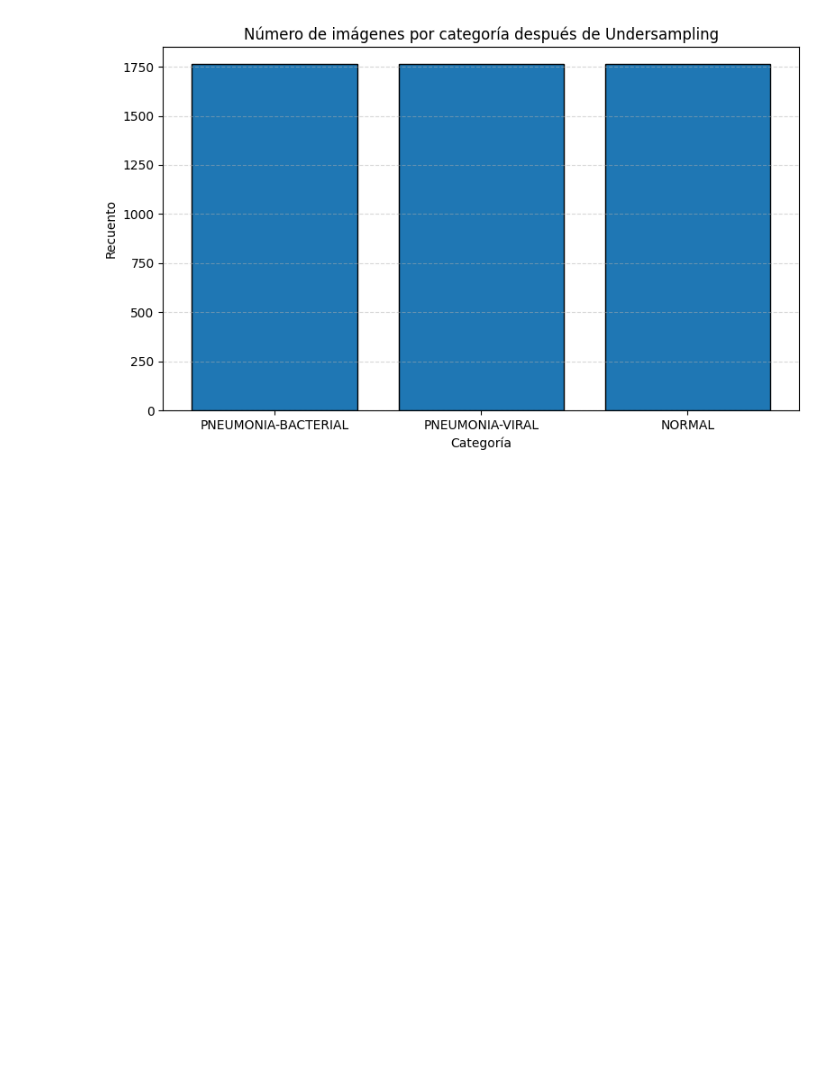
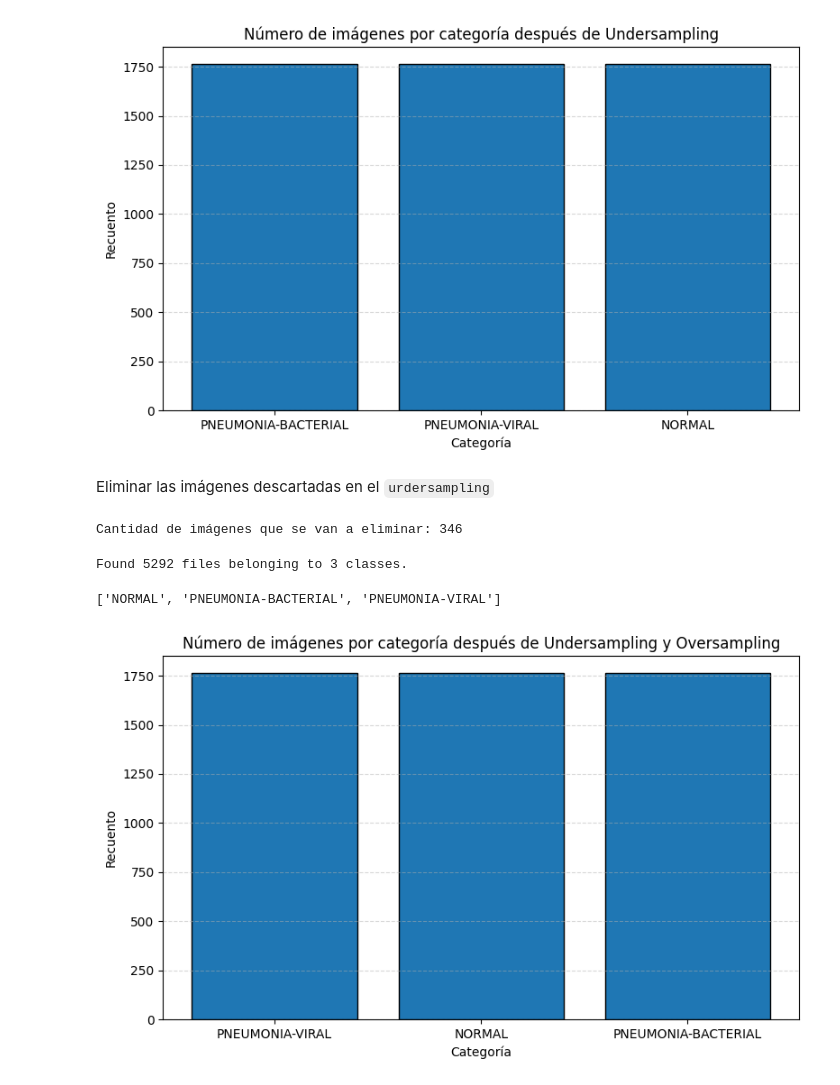
Before and after one commit to quirogaez/capstone, a Jupyter notebook: notebooks/03_EDA.ipynb, the cells around one changed output. Cells and saved outputs as stored; diff of their text form; code cells hidden in the pictures; blank space fills up the shorter version.

```diff
--- a/notebooks/03_EDA.ipynb
+++ b/notebooks/03_EDA.ipynb
@@ -275,3 +275,12 @@ plt.tight_layout()
 plt.show()
 # %% [output]
 [figure]
+# %% [markdown]
+Eliminar las imágenes descartadas en el `urdersampling`
+# %%
+# Calcular las imágenes que no quedaron en el undersampling
+bacterial_imgs_to_delete = list(set(bacterial_imgs) - set(bacterial_imgs_sampled))
+
+print(f"Cantidad de imágenes que se van a eliminar: {len(bacterial_imgs_to_delete)}")
+# %% [output]
+Cantidad de imágenes que se van a eliminar: 346
@@ -277,0 +291,39 @@ plt.show()
+# %%
+# Recargar el dataset balanceado directamente desde la carpeta original
+train_ds = tf.keras.preprocessing.image_dataset_from_directory(
+    img_train,
+    batch_size = 32,
+    label_mode = 'categorical'
+)
+
+class_names = train_ds.class_names; class_names
+# %% [output]
+Found 5292 files belonging to 3 classes.
+['NORMAL', 'PNEUMONIA-BACTERIAL', 'PNEUMONIA-VIRAL']
+# %%
+labels = []
+
+for _, label in train_ds.unbatch():
+    labels.append(tf.argmax(label).numpy())
+
+label_counts = Counter(labels)
+
+counts_df_plot = pd.DataFrame({
+    'Categoría': [class_names[idx] for idx in label_counts.keys()],
+    'Recuento': list(label_counts.values())
+})
+
+plt.figure(figsize=(8, 5))
+plt.bar(
+    counts_df_plot['Categoría'],
+    counts_df_plot['Recuento'],
+    edgecolor = 'black'
+)
+plt.title("Número de imágenes por categoría después de Undersampling y Oversampling")
+plt.xlabel("Categoría")
+plt.ylabel("Recuento")
+plt.grid(axis = 'y', linestyle = '--', alpha = 0.5)
+plt.tight_layout()
+plt.show()
+# %% [output]
+[figure, added]
```
Also changed, not shown: parts of 3 cells of this notebook.
